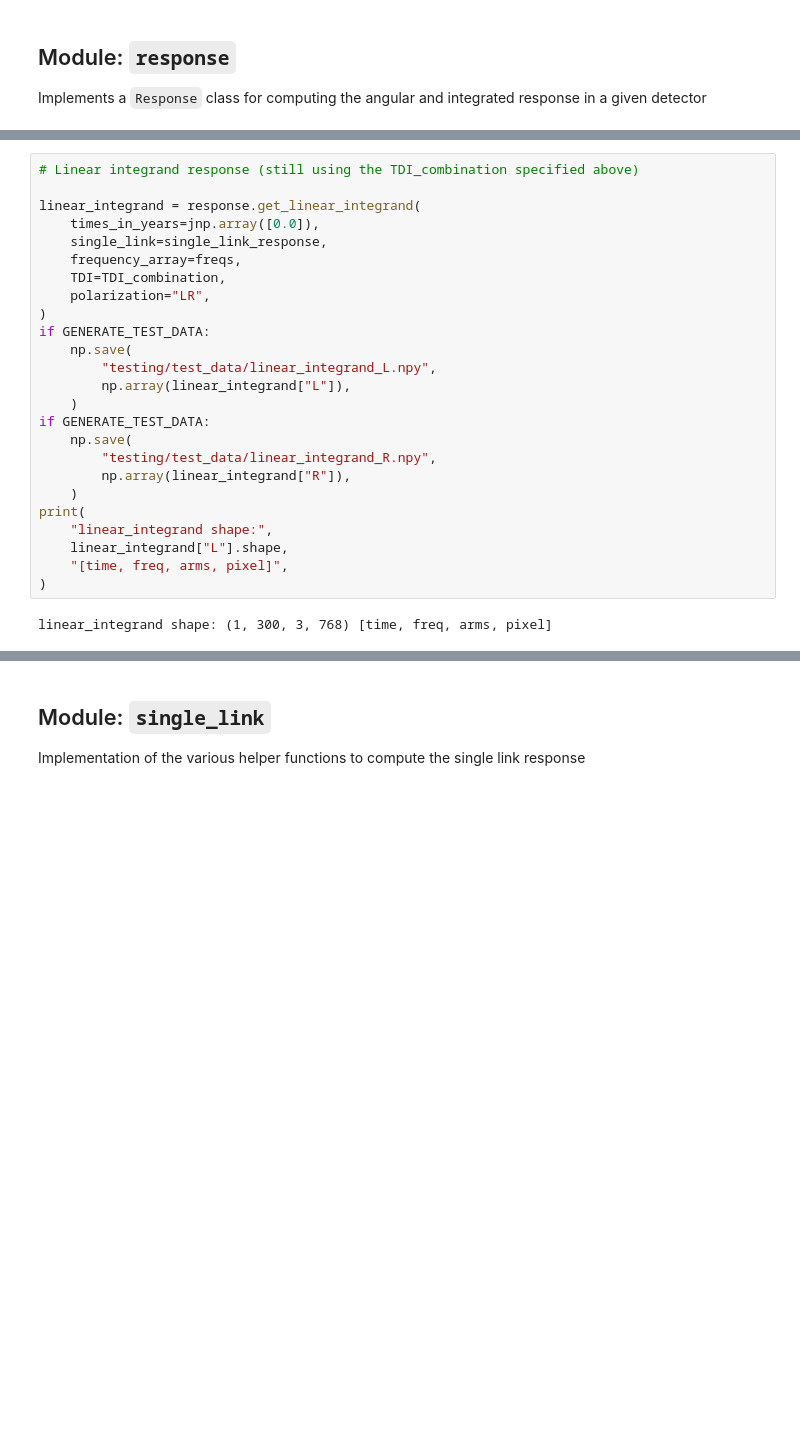
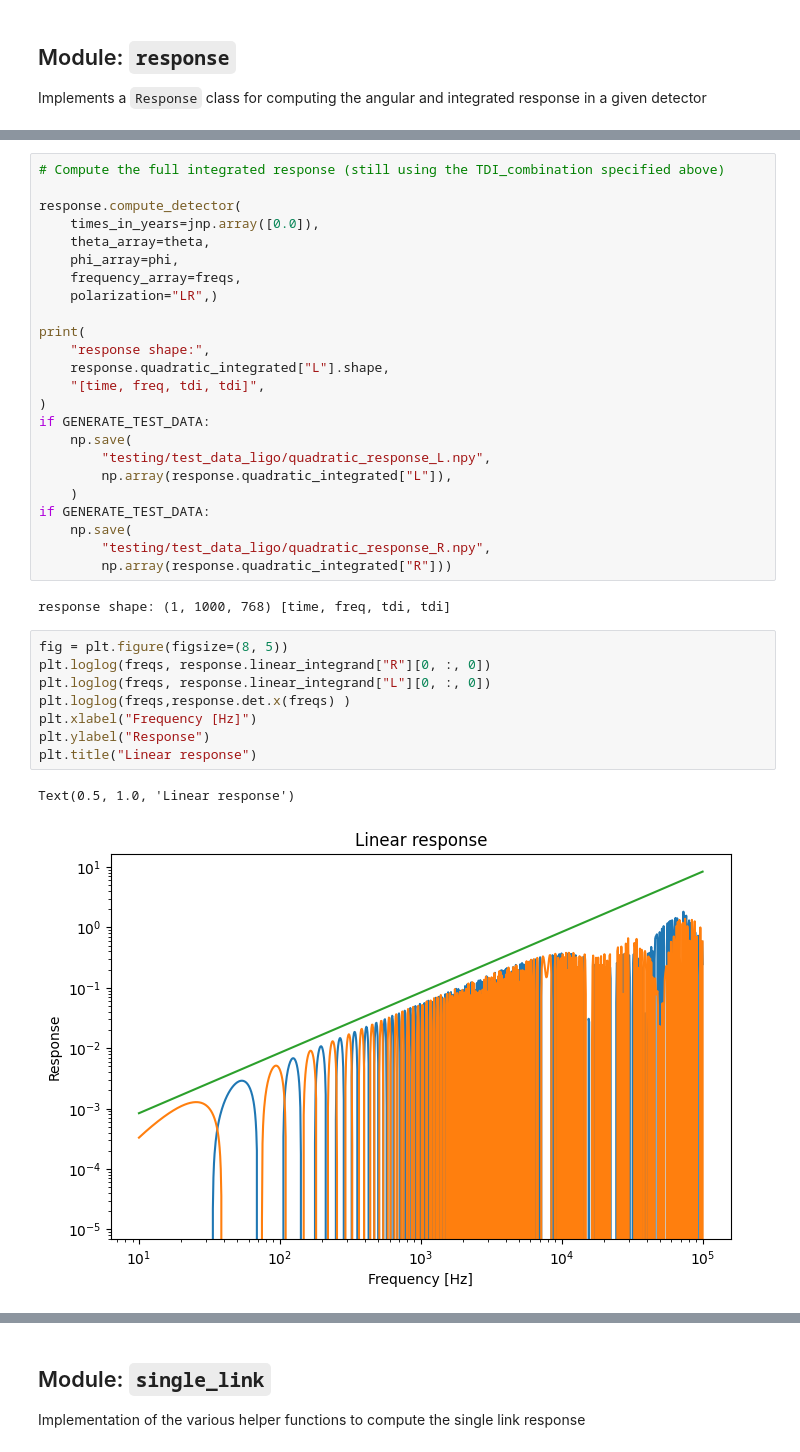
Before and after one commit to Mauropieroni/GW_response, a Jupyter notebook: tutorial_LIGO.ipynb, the cells around one changed output, grey strips where cells are left out. Drawn from its saved outputs; the diff is of its cells as text; blank space fills up the shorter version.

```diff
--- a/tutorial_LIGO.ipynb
+++ b/tutorial_LIGO.ipynb
@@ -642,28 +193,38 @@ single_link_response shape: (1, 300, 6, 768) [time, freq, arms, pixel]
 # %%
-# Linear integrand response (still using the TDI_combination specified above)
+# Compute the full integrated response (still using the TDI_combination specified above)
 
-linear_integrand = response.get_linear_integrand(
+response.compute_detector(
     times_in_years=jnp.array([0.0]),
-    single_link=single_link_response,
+    theta_array=theta,
+    phi_array=phi,
     frequency_array=freqs,
-    TDI=TDI_combination,
-    polarization="LR",
+    polarization="LR",)
+
+print(
+    "response shape:",
+    response.quadratic_integrated["L"].shape,
+    "[time, freq, tdi, tdi]",
 )
 if GENERATE_TEST_DATA:
     np.save(
-        "testing/test_data/linear_integrand_L.npy",
-        np.array(linear_integrand["L"]),
+        "testing/test_data_ligo/quadratic_response_L.npy",
+        np.array(response.quadratic_integrated["L"]),
     )
 if GENERATE_TEST_DATA:
     np.save(
-        "testing/test_data/linear_integrand_R.npy",
-        np.array(linear_integrand["R"]),
-    )
-print(
-    "linear_integrand shape:",
-    linear_integrand["L"].shape,
-    "[time, freq, arms, pixel]",
-)
+        "testing/test_data_ligo/quadratic_response_R.npy",
+        np.array(response.quadratic_integrated["R"]))
 # %% [output]
-linear_integrand shape: (1, 300, 3, 768) [time, freq, arms, pixel]
+response shape: (1, 1000, 768) [time, freq, tdi, tdi]
+# %%
+fig = plt.figure(figsize=(8, 5))
+plt.loglog(freqs, response.linear_integrand["R"][0, :, 0])
+plt.loglog(freqs, response.linear_integrand["L"][0, :, 0])
+plt.loglog(freqs,response.det.x(freqs) )
+plt.xlabel("Frequency [Hz]")
+plt.ylabel("Response")
+plt.title("Linear response")
+# %% [output]
+Text(0.5, 1.0, 'Linear response')
+[figure, added]
 # %%
```
Also changed, not shown: parts of 52 cells of this notebook, 47 other files.
